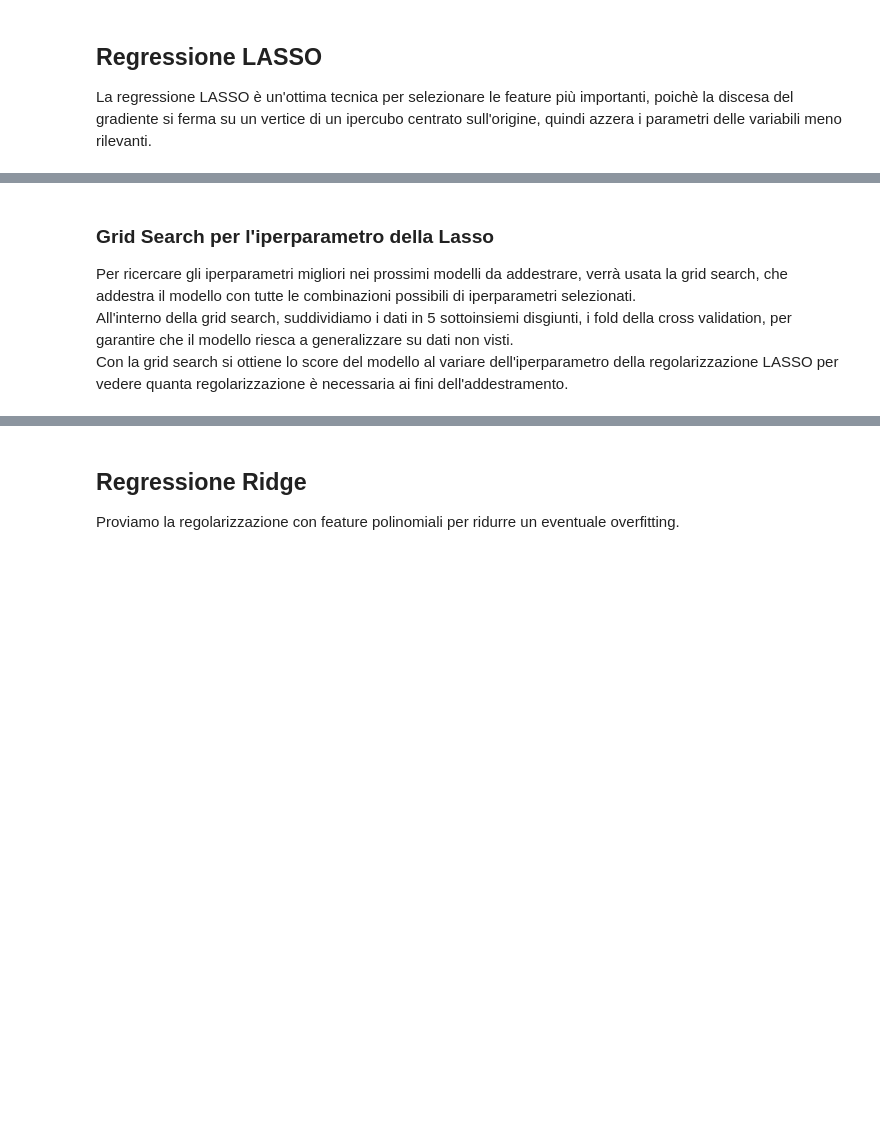
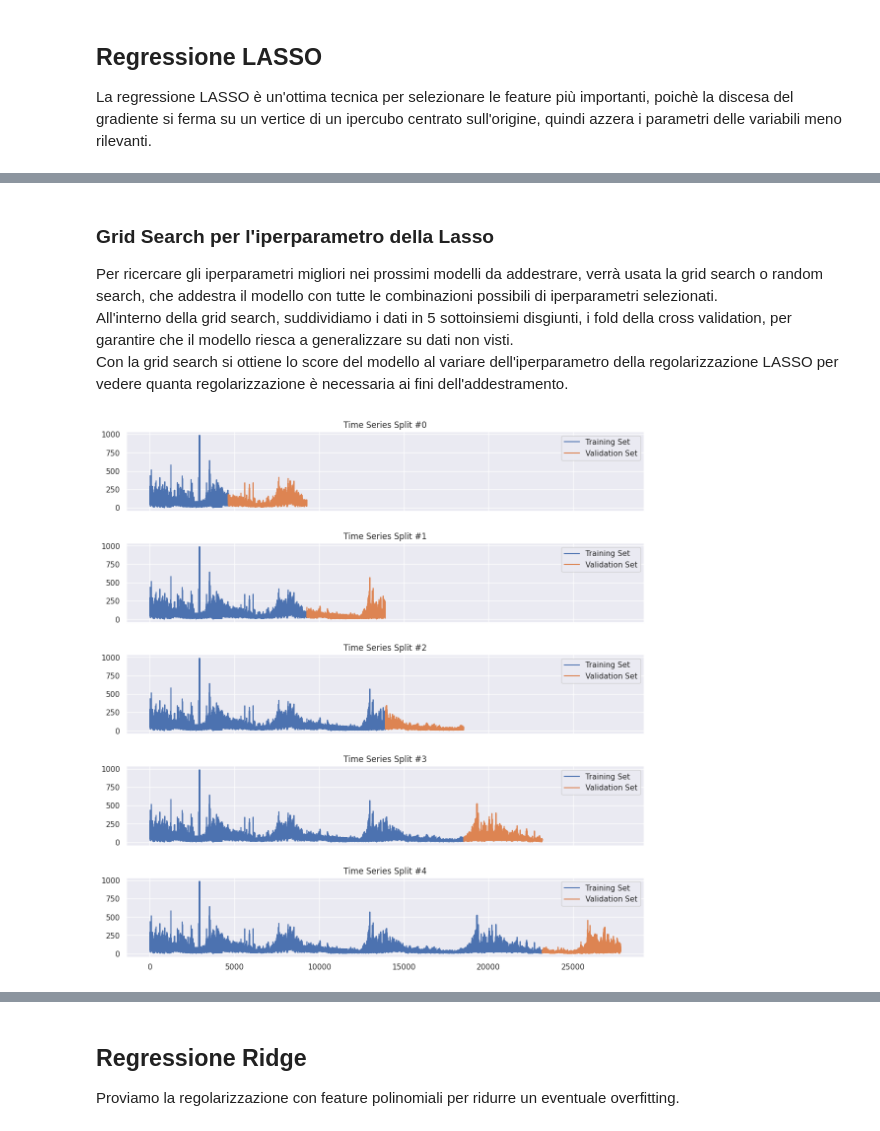
Before and after one commit to vMxster/air-quality-pm2.5, a Jupyter notebook: Notebooks/2_Training_Evaluation.ipynb, the cells around one changed output, grey strips where cells are left out. Drawn from its saved outputs; the diff is of its cells as text; code cells hidden in the pictures; blank space fills up the shorter version.

```diff
--- a/Notebooks/2_Training_Evaluation.ipynb
+++ b/Notebooks/2_Training_Evaluation.ipynb
@@ -172,15 +191,33 @@ NameError: name 'date_features' is not defined
+# %%
+target = 'PM2.5'
+lag_features = ['pm_lag_1Y', 'pm_lag_2Y', 'pm_lag_1M', 'pm_lag_1W','co_lag_1Y', 'co_lag_2Y', 'co_lag_1M', 'co_lag_1W','o3_lag_1Y', 'o3_lag_2Y', 'o3_lag_1M', 'o3_lag_1W']
+date_features = ['dayofmonth', 'dayofweek', 'dayofyear', 'weekofyear', 'month', 'quarter', 'year']
+predictors = date_features + lag_features
 # %%
 def create_train_test_sets(dataframe, split, replace_na=False, method='none'):
     dataframe = dataframe.copy()
 
-    if replace_na and how == 'zeros':
-      dataframe = df.fillna(0)
-    elif replace_na and how == 'drop':
-      dataframe = df.dropna(how='any')
+    if replace_na and method == 'zeros':
+      dataframe = dataframe.fillna(0)
+    elif replace_na and method == 'drop':
+      dataframe = dataframe.dropna(how='any')
 
-    train_set, test_set = np.split(dataframe, [int(len(df) * split)])
+    train_set, test_set = np.split(dataframe, [int(len(dataframe) * split)])
     return train_set[predictors], test_set[predictors], train_set[target], test_set[target]
 # %%
-X_train, X_test, y_train, y_test = create_train_test_sets(df, split=0.8, replace_na=True, method='drop')
+X_train, X_test, y_train, y_test = create_train_test_sets(
+    df,
+    split=0.8,
+    replace_na=True,
+    method='drop'
+)
+
+# Resetta gli indici dei risultati di create_train_test_sets eliminando l’indice precedente,
+# in modo da partire da zero e avere indici continui
+X_train = X_train.reset_index(drop=True)
+X_test = X_test.reset_index(drop=True)
+y_train = y_train.reset_index(drop=True)
+y_test = y_test.reset_index(drop=True)
+
 X = pd.concat([X_train, X_test])
 y = pd.concat([y_train, y_test])
@@ -297,6 +459,21 @@ model = Pipeline([
 # %% [markdown]
 ### Grid Search per l'iperparametro della Lasso
-Per ricercare gli iperparametri migliori nei prossimi modelli da addestrare, verrà usata la grid search, che addestra il modello con tutte le combinazioni possibili di iperparametri selezionati. <br>
+Per ricercare gli iperparametri migliori nei prossimi modelli da addestrare, verrà usata la grid search o random search, che addestra il modello con tutte le combinazioni possibili di iperparametri selezionati. <br>
 All'interno della grid search, suddividiamo i dati in 5 sottoinsiemi disgiunti, i fold della cross validation, per garantire che il modello riesca a generalizzare su dati non visti. <br>
 Con la grid search si ottiene lo score del modello al variare dell'iperparametro della regolarizzazione LASSO per vedere quanta regolarizzazione è necessaria ai fini dell'addestramento.
+# %%
+tscv = TimeSeriesSplit(n_splits=5)
+# %%
+fig, axes = plt.subplots(tscv.n_splits, 1, figsize=(12, 12), sharex=True)
+fig.tight_layout(pad=3.0)
+
+for index, (train_fold, validation_fold) in enumerate(tscv.split(y_train)):
+    sns.lineplot(data=y_train.iloc[train_fold], label='Training Set', ax=axes[index])
+    sns.lineplot(data=y_train.iloc[validation_fold], label='Validation Set', ax=axes[index])
+    axes[index].set_title(f'Time Series Split #{index}')
+    axes[index].set(xlabel=None, ylabel=None)
+
+plt.show()
+# %% [output]
+[figure, added]
 # %%
```
Also changed, not shown: parts of 60 cells of this notebook.
